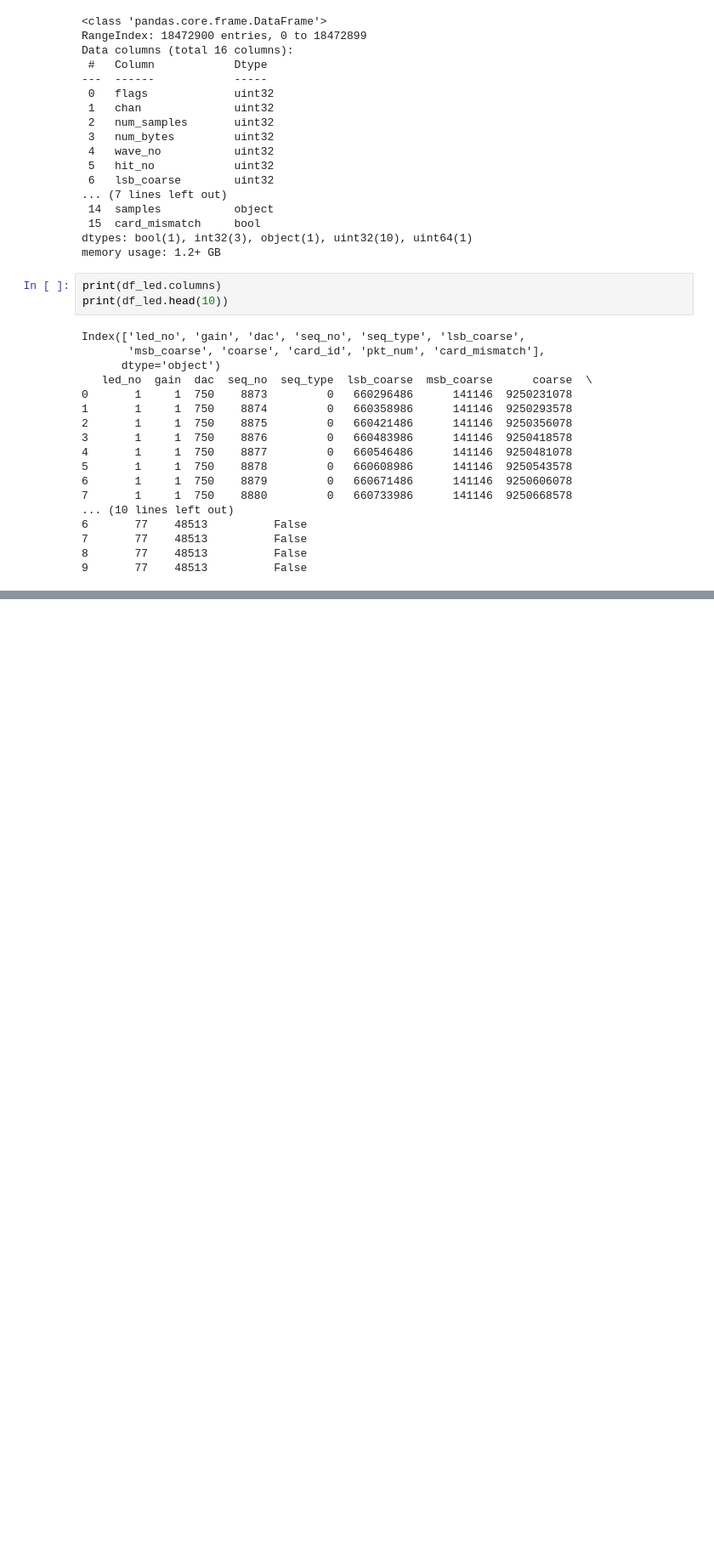
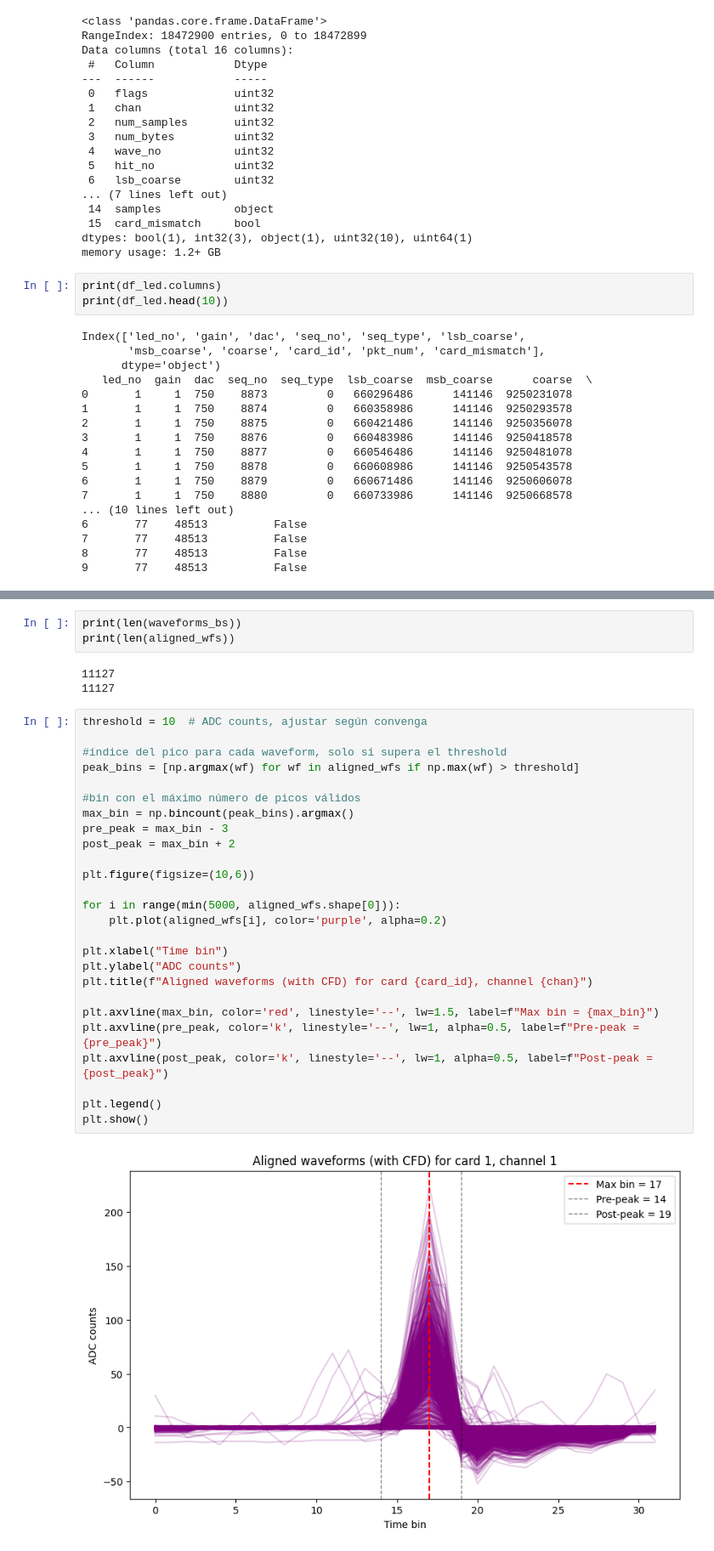
Before and after one commit to elenaramos44/WCTE_MC-Data_Validation_with_GAIN_Calibration, a Jupyter notebook: LED_calibration.ipynb, the cells around one changed output, grey strips where cells are left out. Shown at 85% size. Saved outputs shown, nothing was run; the diff lists cells and outputs as text; blank space fills up the shorter version.

```diff
--- a/LED_calibration.ipynb
+++ b/LED_calibration.ipynb
@@ -225,0 +141,34 @@ def double_gauss_pdf(x, mu1, sigma1, mu2, sigma2, w):
+# %%
+print(len(waveforms_bs))
+print(len(aligned_wfs))
+# %% [output]
+11127
+11127
+# %%
+threshold = 10  # ADC counts, ajustar según convenga
+
+#índice del pico para cada waveform, solo si supera el threshold
+peak_bins = [np.argmax(wf) for wf in aligned_wfs if np.max(wf) > threshold]
+
+#bin con el máximo número de picos válidos
+max_bin = np.bincount(peak_bins).argmax()
+pre_peak = max_bin - 3
+post_peak = max_bin + 2
+
+plt.figure(figsize=(10,6))
+
+for i in range(min(5000, aligned_wfs.shape[0])):
+    plt.plot(aligned_wfs[i], color='purple', alpha=0.2)
+
+plt.xlabel("Time bin")
+plt.ylabel("ADC counts")
+plt.title(f"Aligned waveforms (with CFD) for card {card_id}, channel {chan}")
+
+plt.axvline(max_bin, color='red', linestyle='--', lw=1.5, label=f"Max bin = {max_bin}")
+plt.axvline(pre_peak, color='k', linestyle='--', lw=1, alpha=0.5, label=f"Pre-peak = {pre_peak}")
+plt.axvline(post_peak, color='k', linestyle='--', lw=1, alpha=0.5, label=f"Post-peak = {post_peak}")
+
+plt.legend()
+plt.show()
+# %% [output]
+[figure, added]
```
Also changed, not shown: parts of 19 cells of this notebook.
